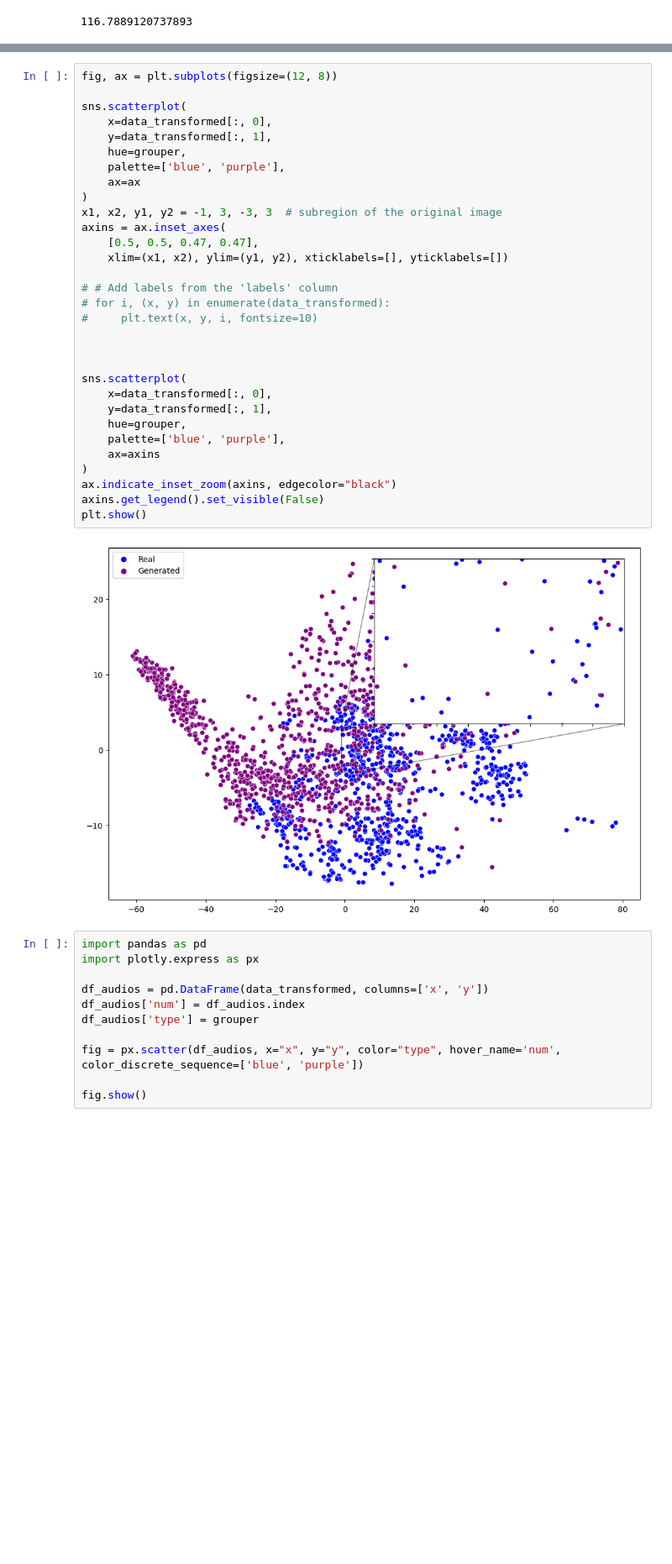
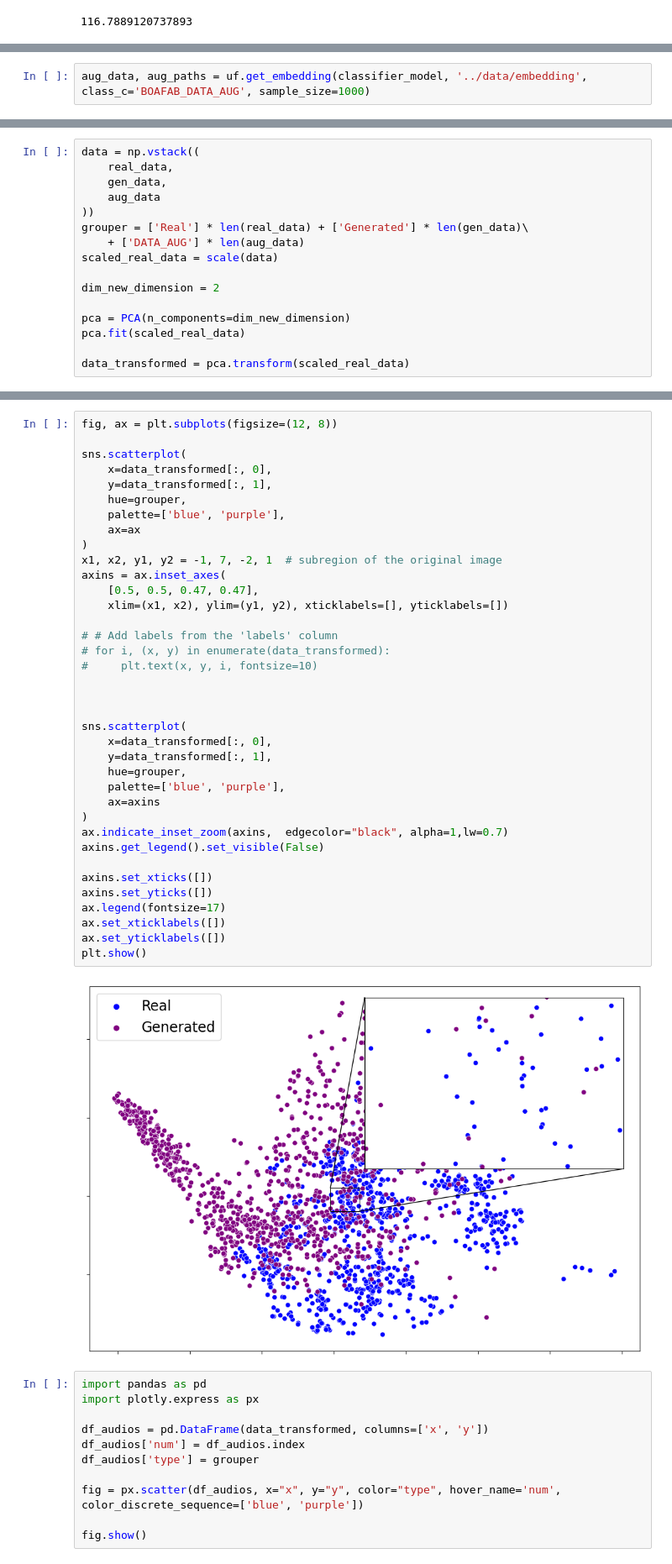
Before and after one commit to jsnungo/tesis, a Jupyter notebook: figuras/fianl_figuras_embedding.ipynb, the cells around one changed output, grey strips where cells are left out. Shown at 84% size. Drawn from its saved outputs; the diff is of its cells as text; blank space fills up the shorter version.

```diff
--- a/figuras/fianl_figuras_embedding.ipynb
+++ b/figuras/fianl_figuras_embedding.ipynb
@@ -53,0 +52,2 @@ Numerical issues were encountered when scaling the data and might not be solved.
+# %%
+aug_data, aug_paths = uf.get_embedding(classifier_model, '../data/embedding', class_c='BOAFAB_DATA_AUG', sample_size=1000)
@@ -53,0 +59,16 @@ Numerical issues were encountered when scaling the data and might not be solved.
+# %%
+data = np.vstack((
+    real_data,
+    gen_data,
+    aug_data
+))
+grouper = ['Real'] * len(real_data) + ['Generated'] * len(gen_data)\
+    + ['DATA_AUG'] * len(aug_data)
+scaled_real_data = scale(data)
+
+dim_new_dimension = 2
+
+pca = PCA(n_components=dim_new_dimension)
+pca.fit(scaled_real_data)
+
+data_transformed = pca.transform(scaled_real_data)
@@ -54,36 +116,42 @@ Numerical issues were encountered when scaling the data and might not be solved.
 # %%
 fig, ax = plt.subplots(figsize=(12, 8))
 
 sns.scatterplot(
     x=data_transformed[:, 0],
     y=data_transformed[:, 1],
     hue=grouper,
     palette=['blue', 'purple'],
     ax=ax
 )
-x1, x2, y1, y2 = -1, 3, -3, 3  # subregion of the original image
+x1, x2, y1, y2 = -1, 7, -2, 1  # subregion of the original image
 axins = ax.inset_axes(
     [0.5, 0.5, 0.47, 0.47],
     xlim=(x1, x2), ylim=(y1, y2), xticklabels=[], yticklabels=[])
 
 # # Add labels from the 'labels' column
 # for i, (x, y) in enumerate(data_transformed):
 #     plt.text(x, y, i, fontsize=10)
 
 
 
 sns.scatterplot(
     x=data_transformed[:, 0],
     y=data_transformed[:, 1],
     hue=grouper,
     palette=['blue', 'purple'],
     ax=axins
 )
-ax.indicate_inset_zoom(axins, edgecolor="black")
+ax.indicate_inset_zoom(axins,  edgecolor="black", alpha=1,lw=0.7)
 axins.get_legend().set_visible(False)
+
+axins.set_xticks([])
+axins.set_yticks([])
+ax.legend(fontsize=17)
+ax.set_xticklabels([])
+ax.set_yticklabels([])
 plt.show()
 # %% [output]
-[figure, old version]
+[figure, new version]
 # %%
 import pandas as pd
 import plotly.express as px
```
Also changed, not shown: parts of 5 cells of this notebook, 21 other files.
